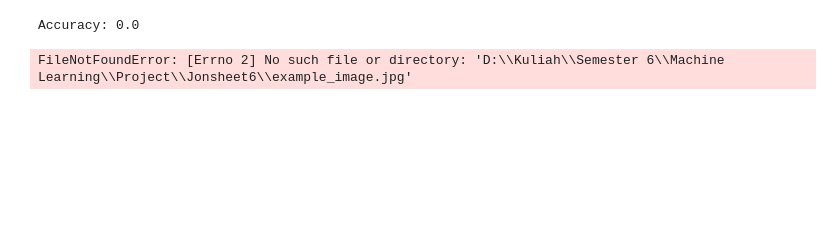
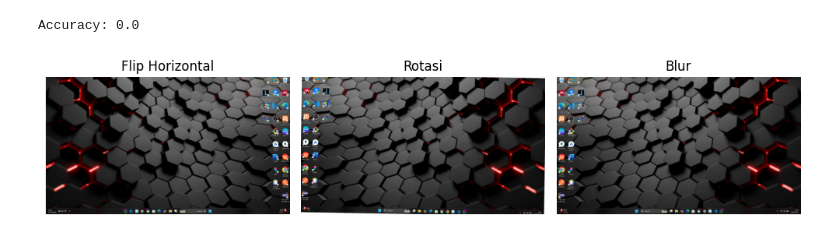
Before and after one commit to GalantAP/MachineLearning, a Jupyter notebook: Jonsheet6/Project.ipynb, the cells around one changed output. Drawn from its saved outputs; the diff is of its cells as text; code cells hidden in the pictures; blank space fills up the shorter version.

```diff
--- a/Jonsheet6/Project.ipynb
+++ b/Jonsheet6/Project.ipynb
@@ -36,41 +36,48 @@ Accuracy: 0.0
 # %%
 import numpy as np
 import matplotlib.pyplot as plt
-from PIL import Image, ImageEnhance
+from PIL import Image, ImageEnhance, ImageFilter
+import os
+
+# Path gambar
+image_path = 'example_image.png'
+
+# Cek apakah file ada sebelum dibuka
+if not os.path.exists(image_path):
+    raise FileNotFoundError(f"File '{"D:\Kuliah\Semester 6\Machine Learning\Project\Jonsheet6\example_image.png"}' tidak ditemukan. Pastikan path sudah benar.")
 
 # Contoh gambar
-image = Image.open('example_image.jpg')
-image_np = np.array(image)
+image = Image.open("D:\Kuliah\Semester 6\Machine Learning\Project\Jonsheet6\example_image.png")
 
 # Augmentasi manual tanpa imgaug
 # Flip horizontal
 flipped_image = image.transpose(Image.FLIP_LEFT_RIGHT)
 
 # Rotasi gambar dalam rentang -10 sampai 10 derajat
 rotated_image = image.rotate(np.random.uniform(-10, 10))
 
-# Blur Gaussian sederhana dengan ImageEnhance
-blurred_image = image.filter(ImageEnhance.Sharpness(0.5))
+# Blur Gaussian sederhana dengan ImageFilter
+blurred_image = image.filter(ImageFilter.GaussianBlur(radius=1.0))
 
 # Tampilkan hasil augmentasi
 plt.figure(figsize=(10, 5))
 
 plt.subplot(1, 3, 1)
 plt.imshow(flipped_image)
 plt.title('Flip Horizontal')
 plt.axis('off')
 
 plt.subplot(1, 3, 2)
 plt.imshow(rotated_image)
 plt.title('Rotasi')
 plt.axis('off')
 
 plt.subplot(1, 3, 3)
 plt.imshow(blurred_image)
 plt.title('Blur')
 plt.axis('off')
 
 plt.tight_layout()
 plt.show()
 # %% [output]
-FileNotFoundError: [Errno 2] No such file or directory: 'D:\\Kuliah\\Semester 6\\Machine Learning\\Project\\Jonsheet6\\example_image.jpg'
+[figure, added]
```
Also changed, not shown: parts of 6 cells of this notebook, 2 other files.
